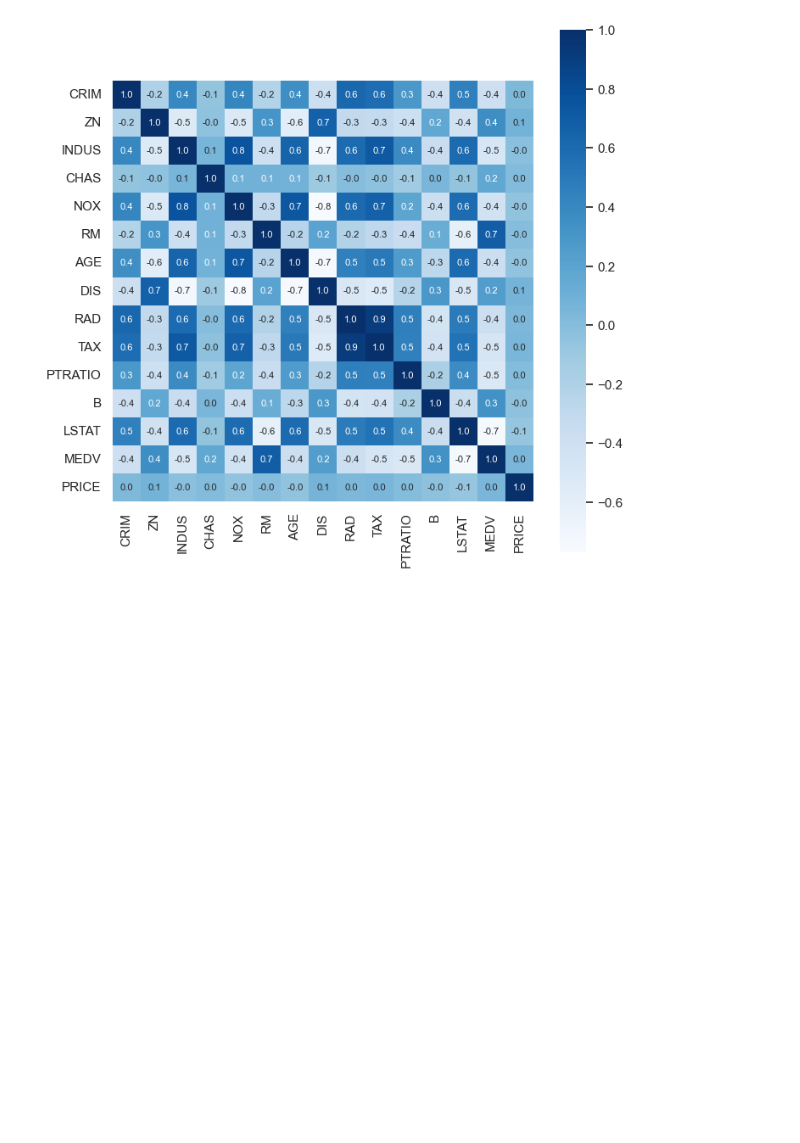
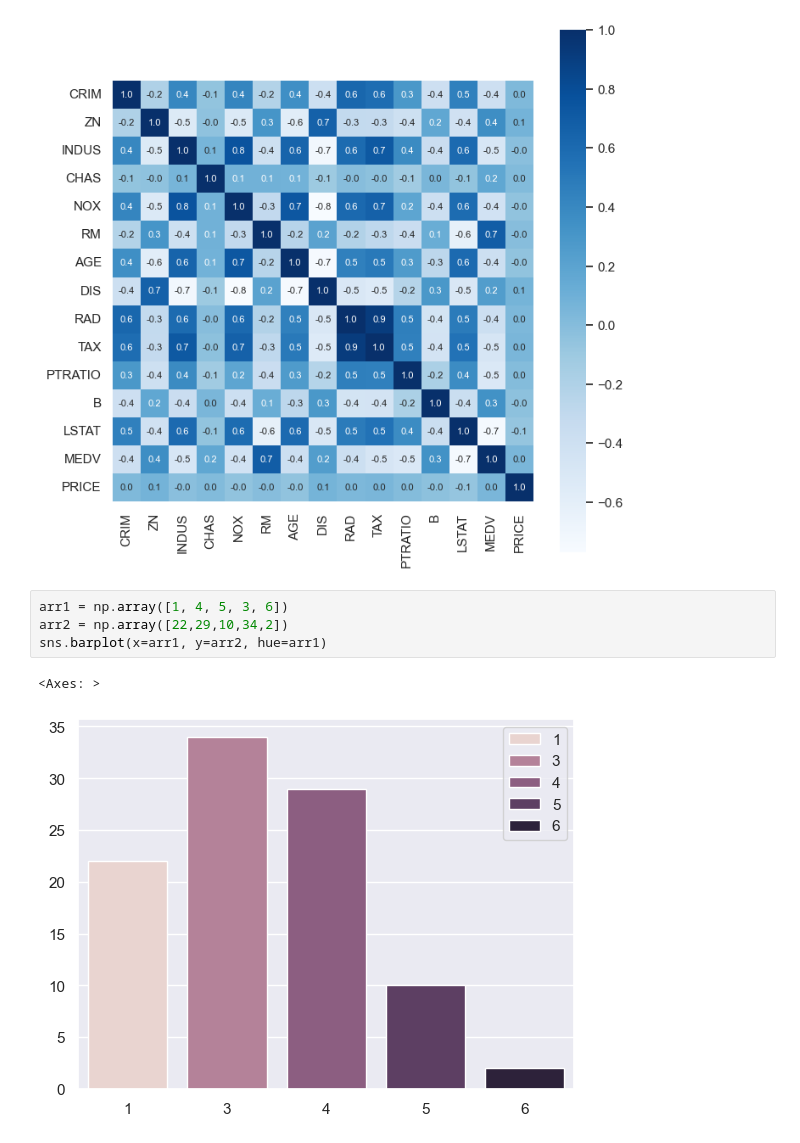
Before and after one commit to MuqeetVohra/python-practice, a Jupyter notebook: data_analysis/seaborn.ipynb, the cells around one changed output. Saved outputs shown, nothing was run; the diff lists cells and outputs as text; blank space fills up the shorter version.

```diff
--- a/data_analysis/seaborn.ipynb
+++ b/data_analysis/seaborn.ipynb
@@ -129,3 +129,10 @@ sns.heatmap(correlation, cbar=True, square=True, fmt='.1f', annot=True, annot_kw
 # %% [output]
 <Axes: >
 [figure]
+# %%
+arr1 = np.array([1, 4, 5, 3, 6])
+arr2 = np.array([22,29,10,34,2])
+sns.barplot(x=arr1, y=arr2, hue=arr1)
+# %% [output]
+<Axes: >
+[figure, added]
```
